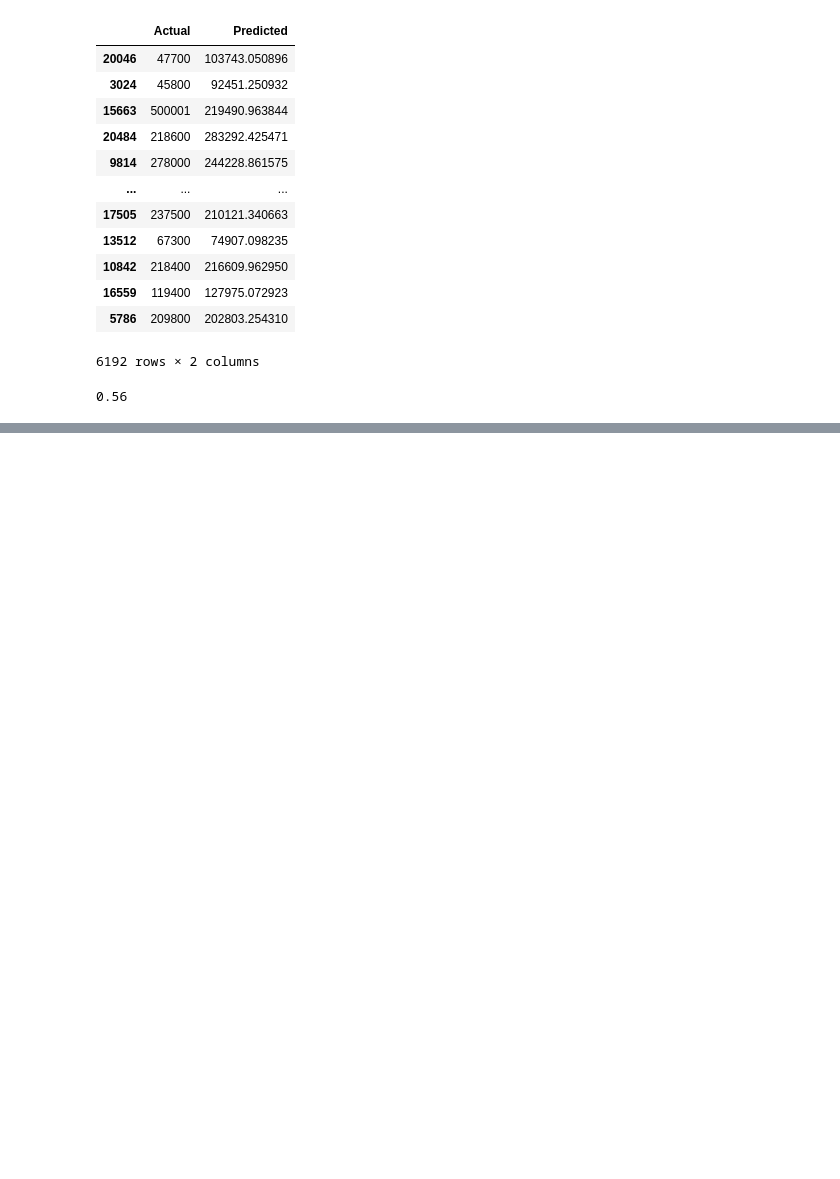
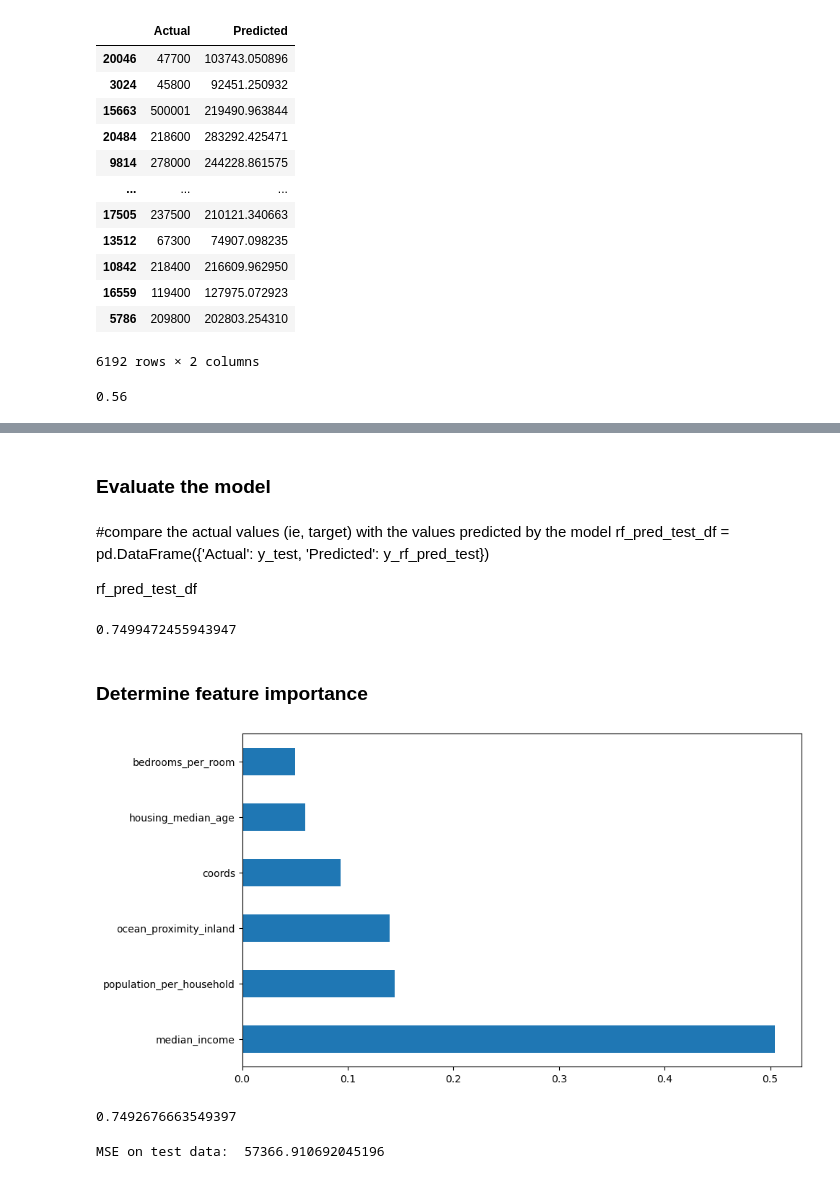
Before and after one commit to nishags83g/my-ai-learning, a Jupyter notebook: mylearnings.ipynb, the cells around one changed output, grey strips where cells are left out. Saved outputs shown, nothing was run; the diff lists cells and outputs as text; code cells hidden in the pictures; blank space fills up the shorter version.

```diff
--- a/mylearnings.ipynb
+++ b/mylearnings.ipynb
@@ -471,7 +593,7 @@ from sklearn.model_selection import train_test_split
 # We train the model with 70% of the samples and test with the remaining 30%. Here we specify test_size. train_size also can be specified. If one of
 # them is not specified then it will be taken as complementary of the other. If both are none, test_size is set to .25 by default
 # X -> array with the inputs; y -> array of the outputs ; X and y should have the same length
-X_train, X_test, y_train, y_test = train_test_split(X, y, random_state=42, shuffle=True, test_size=0.3)
+ , X_test, y_train, y_test = train_test_split(X, y, random_state=42, shuffle=True, test_size=0.3)
 
 # Confirm how the data was split
 print(X_train.shape)
@@ -534,0 +765,10 @@ r2_reg_model_test
+# %%
+# try another machine learning algorithm : Randorm Forest
+# Use scikit-learn’s Randorm Forest to train the model to both the training and evaluate it on the test sets
+from sklearn.ensemble import RandomForestRegressor
+
+# Create a  regressor using all the feature variables. n_estimators = The number of trees in the forest.
+rf_model = RandomForestRegressor(n_estimators=10,random_state=10)
+
+# Train the model using the training sets
+rf_model.fit(X_train, y_train)
@@ -534,0 +782,7 @@ r2_reg_model_test
+# %% [markdown]
+### Evaluate the model
+# %% [markdown]
+#compare the actual values (ie, target) with the values predicted by the model
+rf_pred_test_df = pd.DataFrame({'Actual': y_test, 'Predicted': y_rf_pred_test})
+
+rf_pred_test_df
@@ -534,0 +794,14 @@ r2_reg_model_test
+# %%
+score
+# %% [output]
+0.7499472455943947
+# %% [markdown]
+### Determine feature importance
+# %%
+# Determine feature importance - random forest algorithm is that it gives you the ‘feature importance’ for all the variables in the data
+# plot the 6 most important features
+plt.figure(figsize=(10,6))
+feat_importances = pd.Series(rf_model.feature_importances_, index = X_train.columns)
+feat_importances.nlargest(6).plot(kind='barh');
+# %% [output]
+[figure, added]
@@ -534,0 +828,10 @@ r2_reg_model_test
+# %%
+score
+#Since R2 hasnt changed much with low number of features, we can safely drop the unimportant features. This will give better explainability
+# %% [output]
+0.7492676663549397
+# %%
+# Mean Squared Error on the train and test data
+print('MSE on test data: ',  mean_squared_error(y_test, predict_test_with_if)**(0.5))
+# %% [output]
+MSE on test data:  57366.910692045196
```
Also changed, not shown: parts of 46 cells of this notebook.
